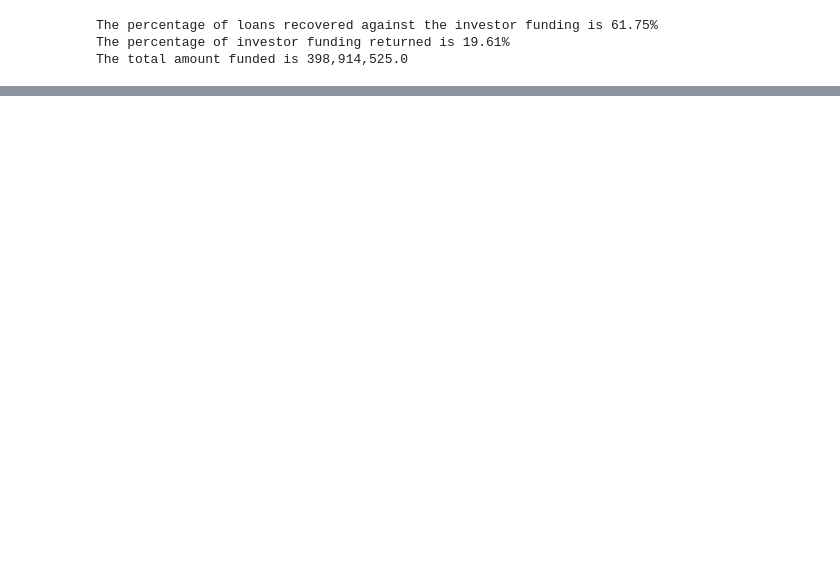
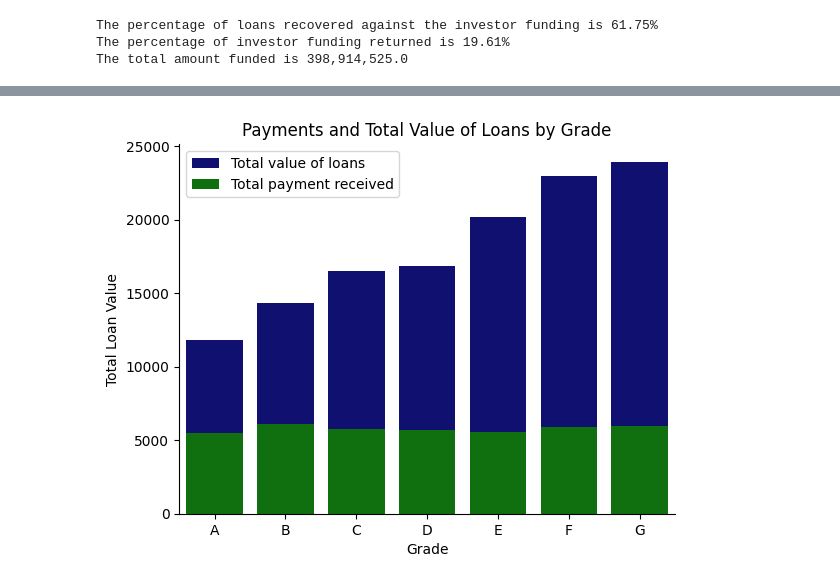
Before and after one commit to plyycajk/exploratory-data-analysis---customer-loans-in-finance, a Jupyter notebook: analysis.ipynb, the cells around one changed output, grey strips where cells are left out. Drawn from its saved outputs; the diff is of its cells as text; code cells hidden in the pictures; blank space fills up the shorter version.

Commit message:
adds data analysis following eda

```diff
--- a/analysis.ipynb
+++ b/analysis.ipynb
@@ -99,0 +145,16 @@ display(loans_data.head())
+# %%
+late_status = ['Late (31-120 days)', 'Late (16-30 days)','Default']
+
+late_accounts = len(loans_data[loans_data['loan_status'].isin(late_status)])
+
+print(f'{late_accounts} accounts are currently behind with their payments, this is {round(late_accounts/len(loans_data),2)*100}% of all accounts.')
+
+potential_late_losses = loans_data.query('loan_status in @late_status')['total_loan_value'].sum() - loans_data.query('loan_status in @late_status')['total_payment'].sum()
+
+total_loan_revenue = loans_data['total_loan_value'].sum()
+
+late_and_charged_total = round(((potential_late_losses + total_lost_charged_off) / total_loan_revenue),2)
+
+print(f'\nThe projected losses due to late accounts converting to "Charged off" status is {round(potential_late_losses,2):,}')
+
+print(f'\nShould the late accounts become charged off, this would take the total revenue loss to {round(potential_late_losses + total_lost_charged_off,2):,} ({round(late_and_charged_total*100,2)}% of total revenue {round(total_loan_revenue,2):,})')
@@ -99,0 +167,15 @@ display(loans_data.head())
+# %%
+late_and_co = loans_data[(loans_data['loan_status'].isin(charged_off)) | (loans_data['loan_status'].isin(late_status))]
+
+grade_order = ['A','B','C','D','E','F','G']
+
+ax2 = plt.subplots()
+ax2 = sns.barplot(x=late_and_co['grade'], y=late_and_co['total_loan_value'], color='navy', label='Total value of loans', errorbar=None, order=grade_order)
+ax2 = sns.barplot(x=late_and_co['grade'], y=late_and_co['total_payment'], color='green', label='Total payment received', errorbar=None, order=grade_order)
+
+ax2.set(xlabel="Grade", ylabel="Total Loan Value", title="Payments and Total Value of Loans by Grade")
+sns.despine()
+plt.legend()
+plt.show()
+# %% [output]
+[figure, added]
```
Also changed, not shown: parts of 8 cells of this notebook.
